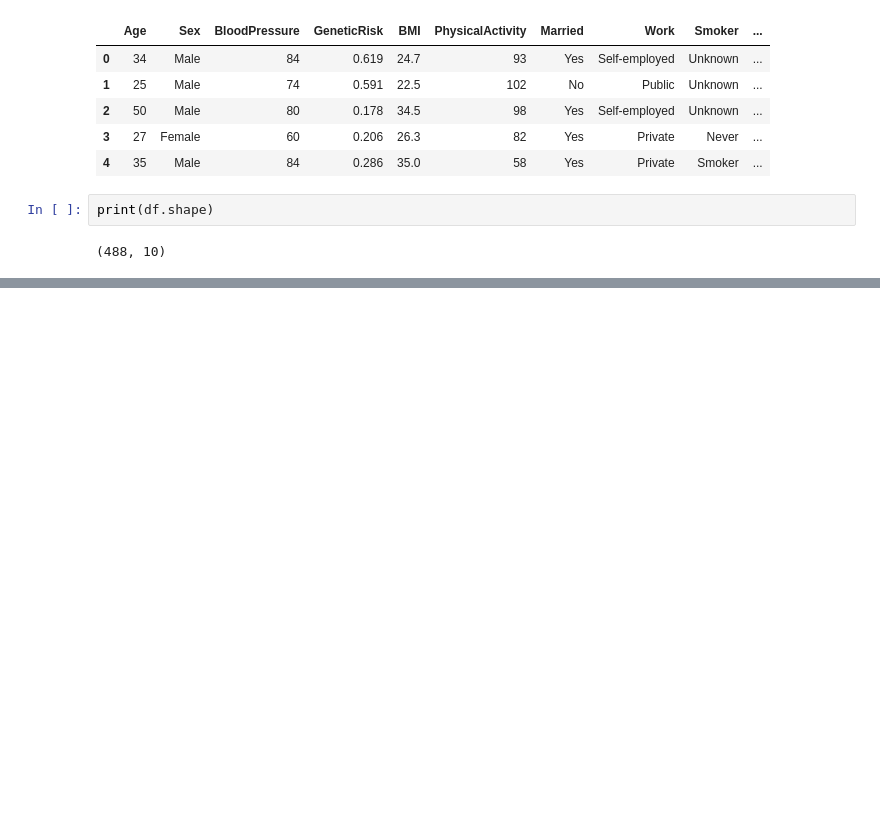
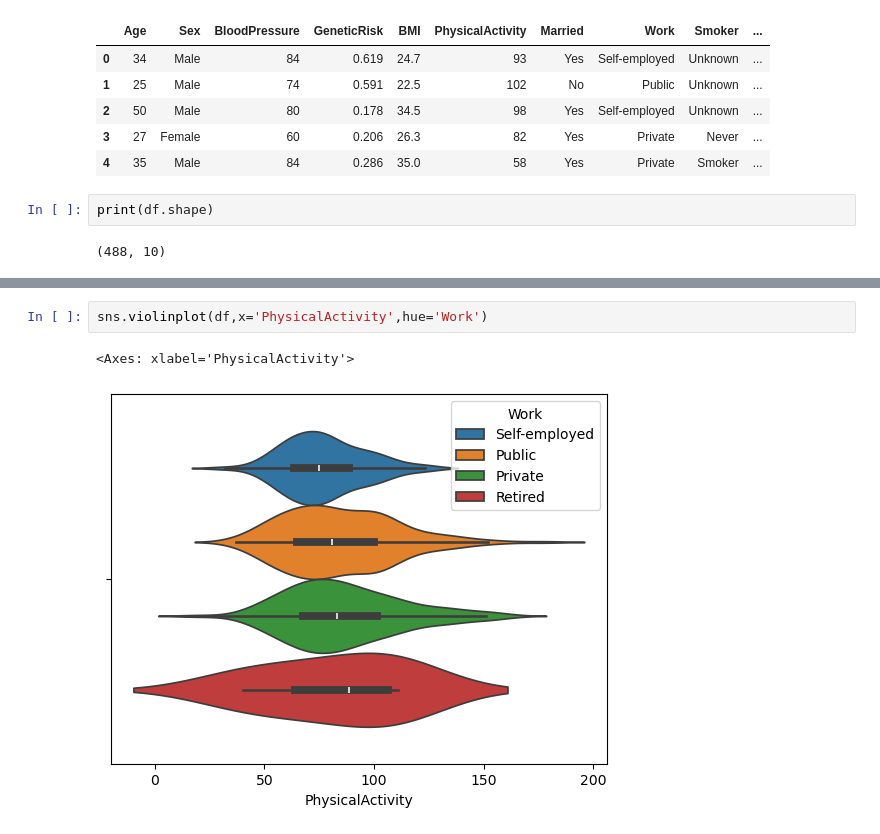
Before and after one commit to mohamd7ali/ML, a Jupyter notebook: PCA/PCA.ipynb, the cells around one changed output, grey strips where cells are left out. Drawn from its saved outputs; the diff is of its cells as text; blank space fills up the shorter version.

```diff
--- a/PCA/PCA.ipynb
+++ b/PCA/PCA.ipynb
@@ -35,0 +90,5 @@ print(df.shape)
+# %%
+sns.violinplot(df,x='PhysicalActivity',hue='Work')
+# %% [output]
+<Axes: xlabel='PhysicalActivity'>
+[figure, added]
```
Also changed, not shown: parts of 15 cells of this notebook, 1 other file.
